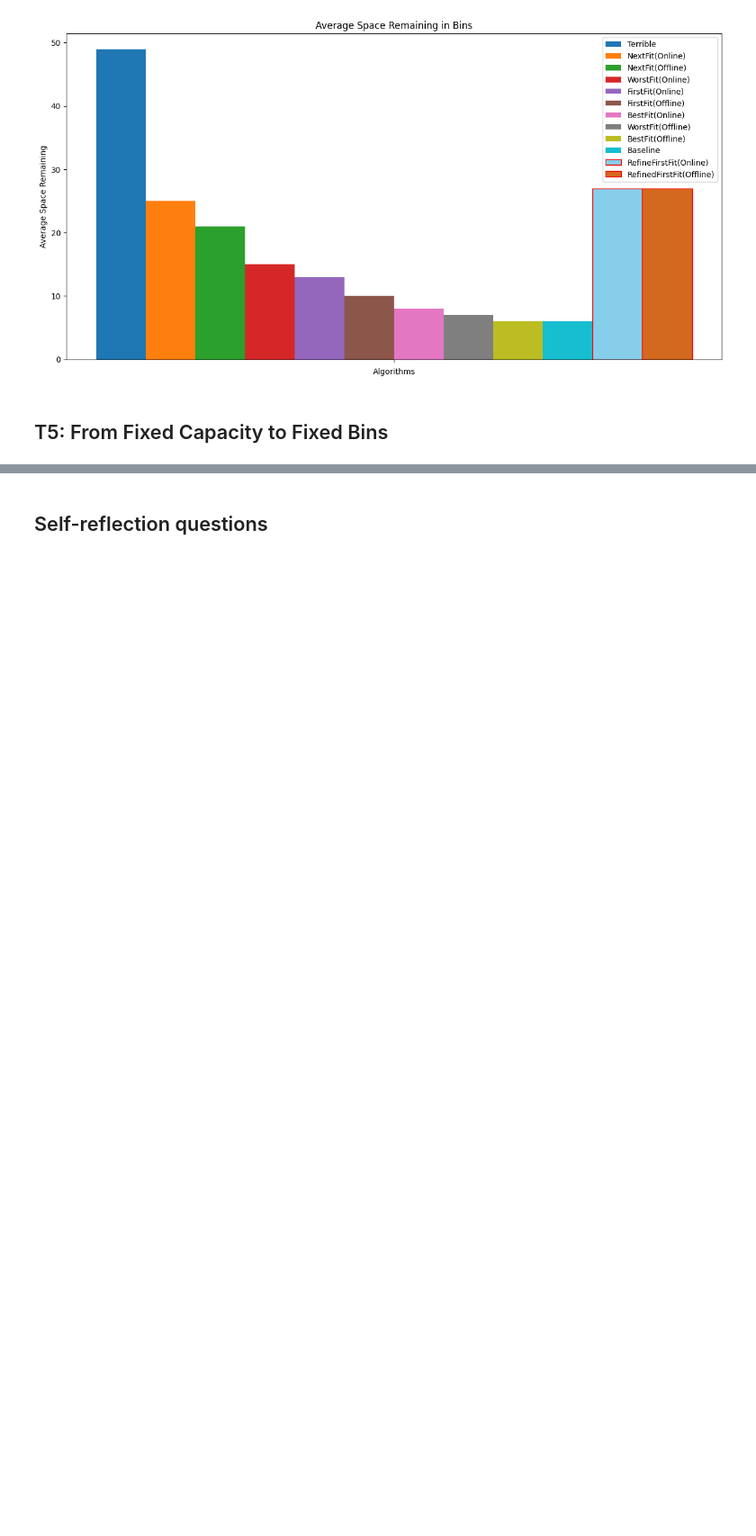
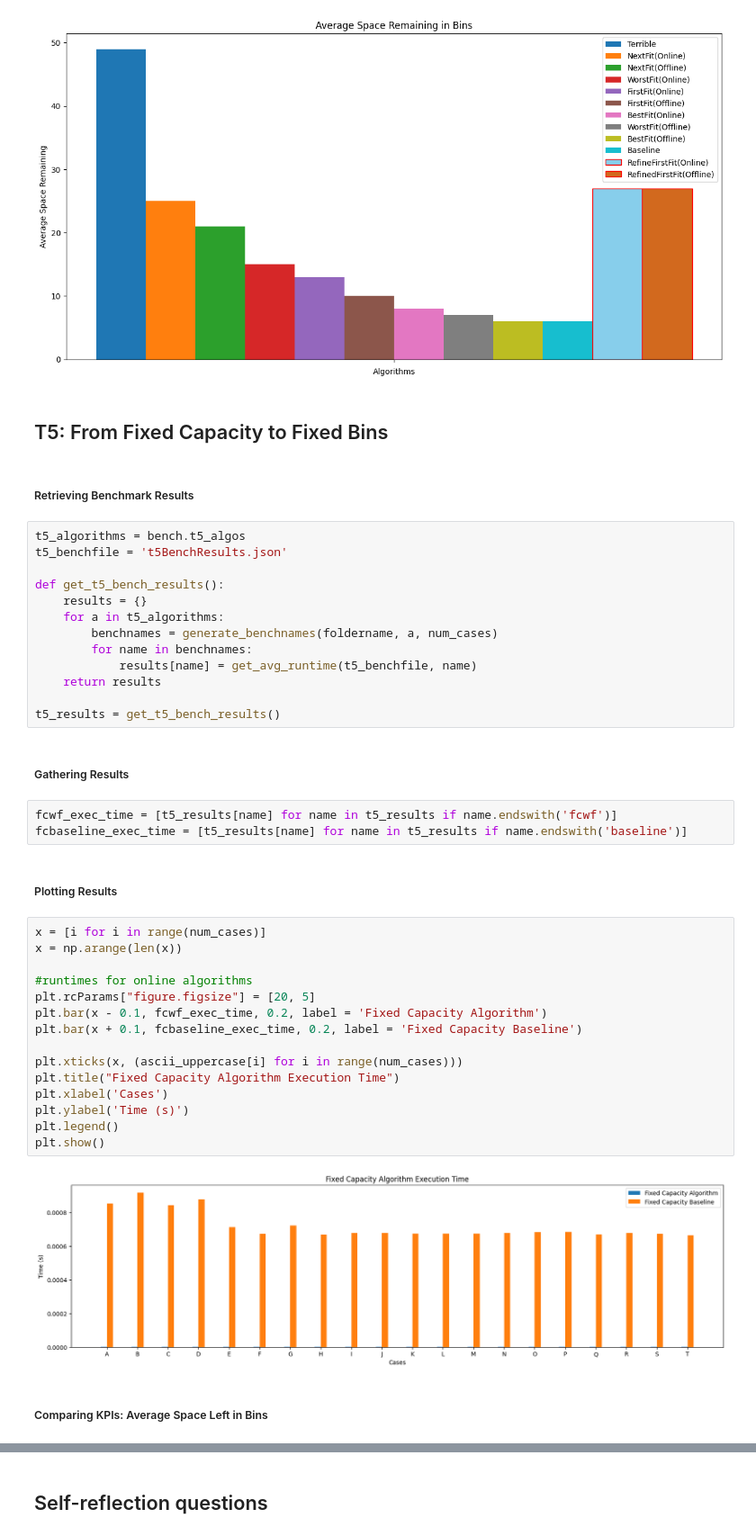
Before and after one commit to adampodolak/Bin-Packing-Lab, a Jupyter notebook: report.ipynb, the cells around one changed output, grey strips where cells are left out. Shown at 90% size. Saved outputs shown, nothing was run; the diff lists cells and outputs as text; blank space fills up the shorter version.

```diff
--- a/report.ipynb
+++ b/report.ipynb
@@ -515,3 +547,44 @@ plt.show()
 [figure]
 # %% [markdown]
 ## T5: From Fixed Capacity to Fixed Bins
+# %% [markdown]
+##### Retrieving Benchmark Results
+# %%
+t5_algorithms = bench.t5_algos
+t5_benchfile = 't5BenchResults.json'
+
+def get_t5_bench_results():
+    results = {}
+    for a in t5_algorithms:
+        benchnames = generate_benchnames(foldername, a, num_cases)
+        for name in benchnames:
+            results[name] = get_avg_runtime(t5_benchfile, name)
+    return results
+
+t5_results = get_t5_bench_results()
+# %% [markdown]
+##### Gathering Results
+# %%
+fcwf_exec_time = [t5_results[name] for name in t5_results if name.endswith('fcwf')]
+fcbaseline_exec_time = [t5_results[name] for name in t5_results if name.endswith('baseline')]
+# %% [markdown]
+##### Plotting Results
+# %%
+x = [i for i in range(num_cases)]
+x = np.arange(len(x))
+
+#runtimes for online algorithms
+plt.rcParams["figure.figsize"] = [20, 5]
+plt.bar(x - 0.1, fcwf_exec_time, 0.2, label = 'Fixed Capacity Algorithm')
+plt.bar(x + 0.1, fcbaseline_exec_time, 0.2, label = 'Fixed Capacity Baseline')
+
+plt.xticks(x, (ascii_uppercase[i] for i in range(num_cases)))
+plt.title("Fixed Capacity Algorithm Execution Time")
+plt.xlabel('Cases')
+plt.ylabel('Time (s)')
+plt.legend()
+plt.show()
+# %% [output]
+[figure, added]
+# %% [markdown]
+##### Comparing KPIs: Average Space Left in Bins
```
Also changed, not shown: parts of 11 cells of this notebook, 5 other files.
